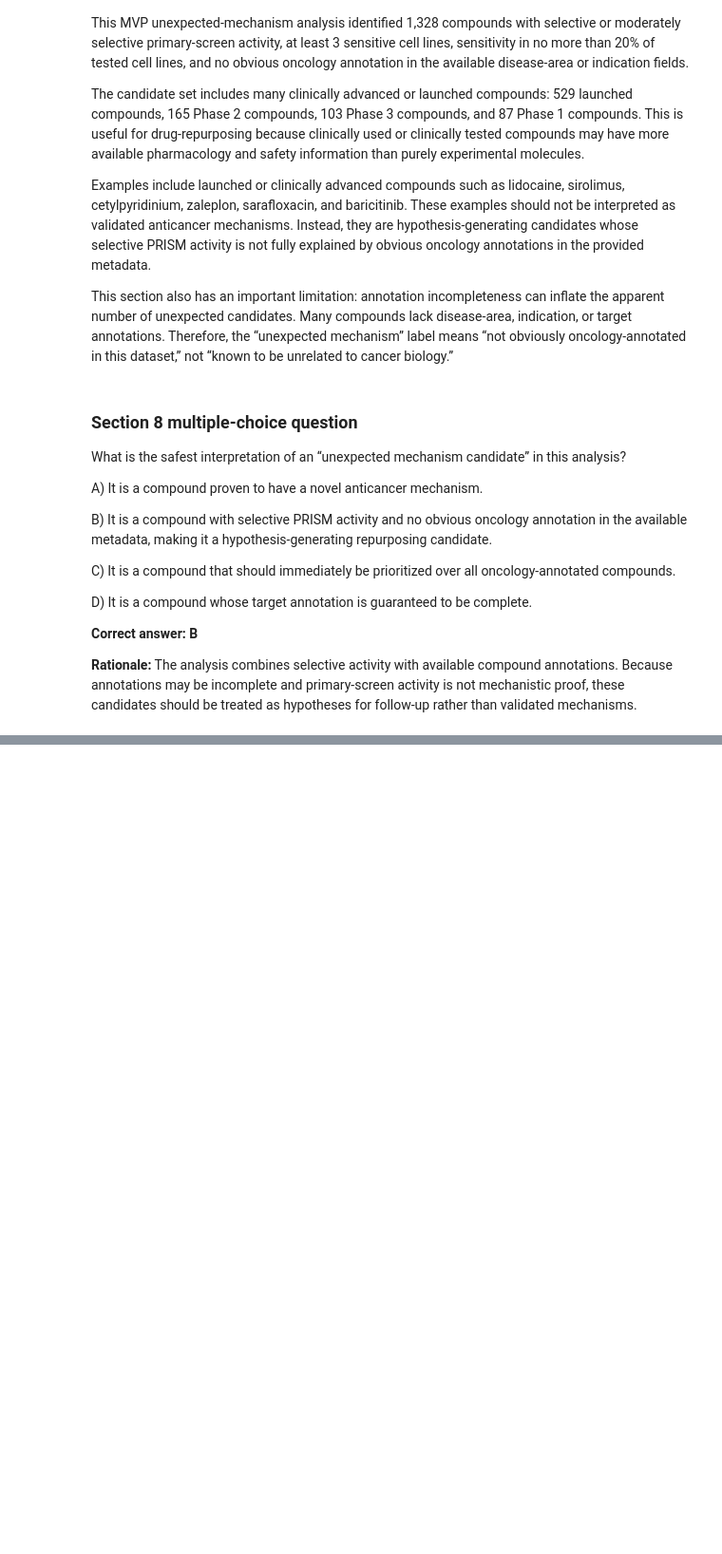
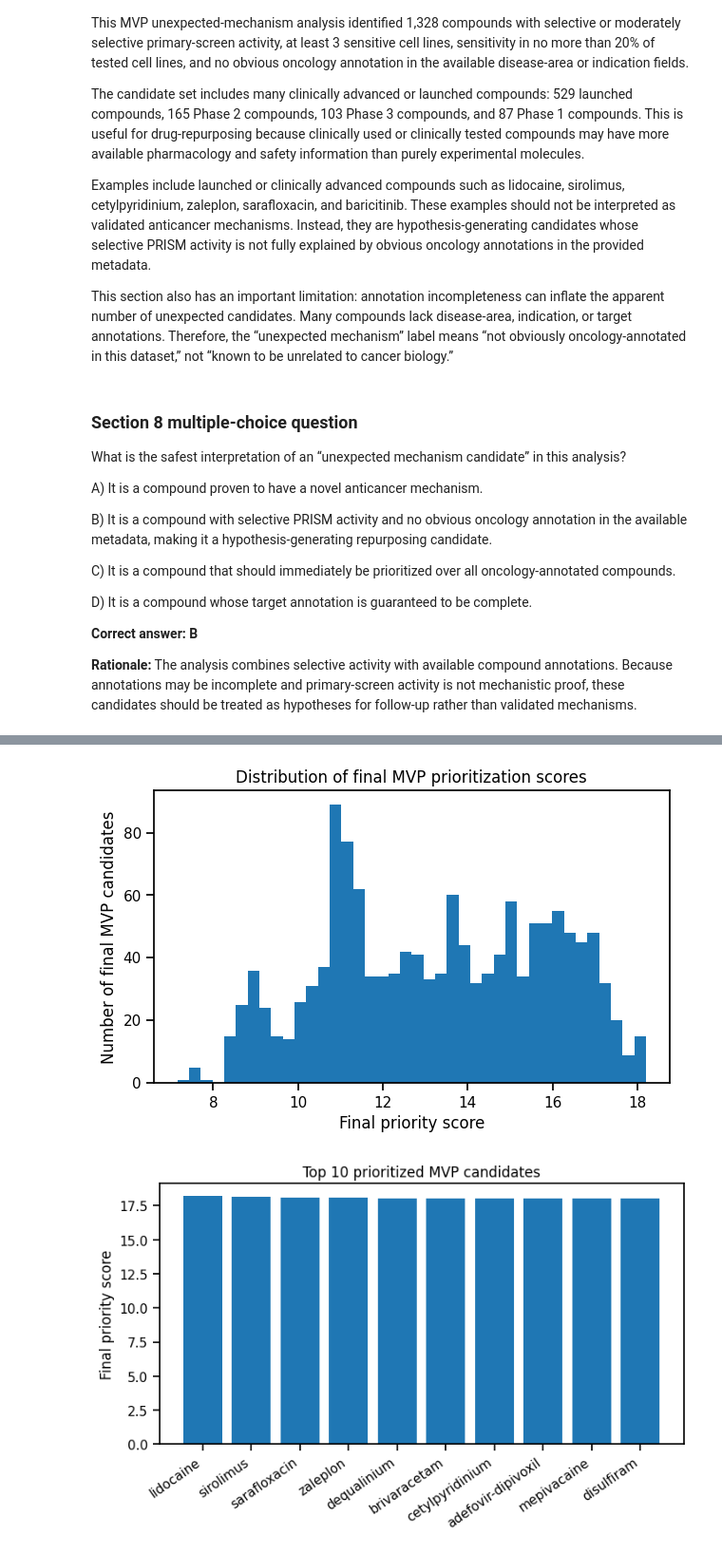
Before and after one commit to shashankshrishrimal-source/Code-for-assignment, a Jupyter notebook: notebooks/prism_repurposing_analysis.ipynb, the cells around one changed output, grey strips where cells are left out. Shown at 95% size. Drawn from its saved outputs; the diff is of its cells as text; code cells hidden in the pictures; blank space fills up the shorter version.

Commit message:
Add final prioritization MVP

```diff
--- a/notebooks/prism_repurposing_analysis.ipynb
+++ b/notebooks/prism_repurposing_analysis.ipynb
@@ -6177,0 +6430,28 @@ D) It is a compound whose target annotation is guaranteed to be complete.
+# %%
+# Plot final priority score distribution
+
+import matplotlib.pyplot as plt
+
+plt.figure(figsize=(7, 4))
+plt.hist(
+    prioritization_table
+    .loc[prioritization_table["final_mvp_candidate"], "final_priority_score"]
+    .dropna(),
+    bins=40,
+)
+plt.xlabel("Final priority score")
+plt.ylabel("Number of final MVP candidates")
+plt.title("Distribution of final MVP prioritization scores")
+plt.show()
+
+top10 = final_priority_shortlist.head(10).copy()
+
+plt.figure(figsize=(8, 4))
+plt.bar(top10["name"].astype(str), top10["final_priority_score"])
+plt.xticks(rotation=35, ha="right")
+plt.ylabel("Final priority score")
+plt.title("Top 10 prioritized MVP candidates")
+plt.show()
+# %% [output]
+[figure, added]
+[figure, added]
```
Also changed, not shown: parts of 5 cells of this notebook.
